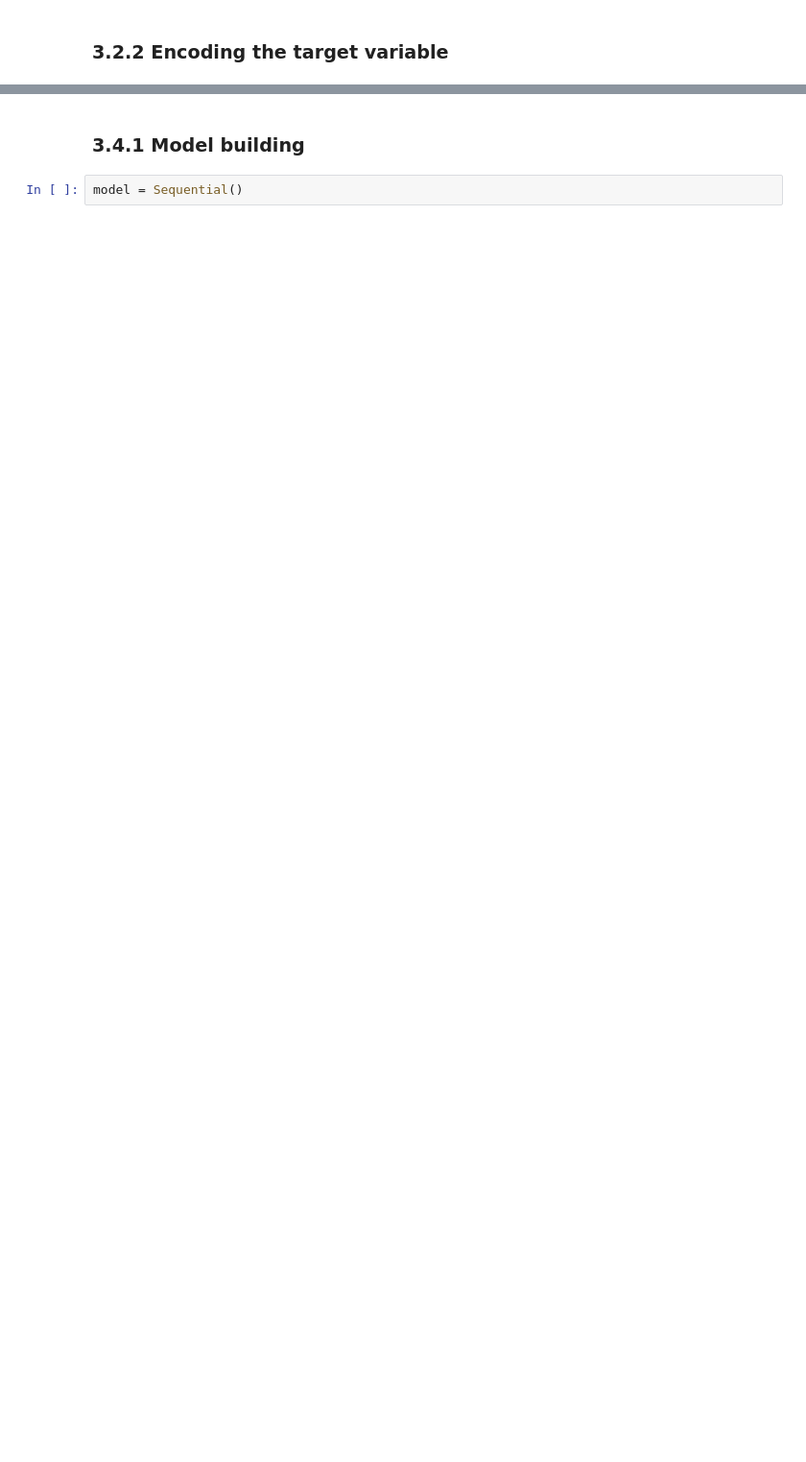
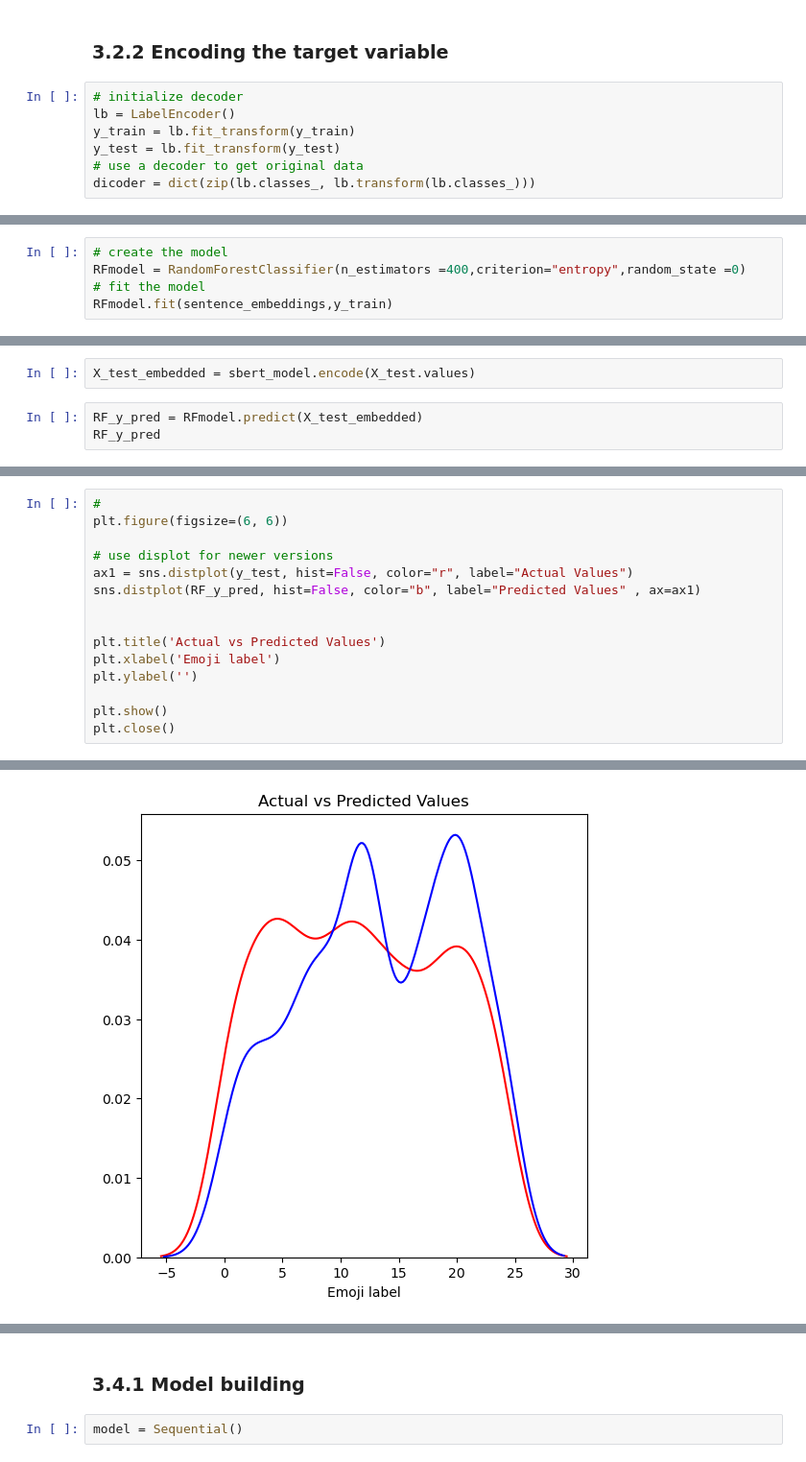
Before and after one commit to Jainlo/context-based-emoji-suggestion, a Jupyter notebook: src/model-build-2.ipynb, the cells around one changed output, grey strips where cells are left out. Shown at 96% size. Drawn from its saved outputs; the diff is of its cells as text; blank space fills up the shorter version.

Commit message:
adding eda and app and pickled model

```diff
--- a/src/model-build-2.ipynb
+++ b/src/model-build-2.ipynb
@@ -630,2 +699,9 @@ print(find_closest_embeddings(embedding_matrix["paper"])[1:6])
 # %% [markdown]
 ### 3.2.2 Encoding the target variable
+# %%
+# initialize decoder
+lb = LabelEncoder()
+y_train = lb.fit_transform(y_train)
+y_test = lb.fit_transform(y_test)
+# use a decoder to get original data
+dicoder = dict(zip(lb.classes_, lb.transform(lb.classes_)))
@@ -631,0 +738,5 @@ print(find_closest_embeddings(embedding_matrix["paper"])[1:6])
+# %%
+# create the model
+RFmodel = RandomForestClassifier(n_estimators =400,criterion="entropy",random_state =0)
+# fit the model
+RFmodel.fit(sentence_embeddings,y_train)
@@ -631,0 +747,5 @@ print(find_closest_embeddings(embedding_matrix["paper"])[1:6])
+# %%
+X_test_embedded = sbert_model.encode(X_test.values)
+# %%
+RF_y_pred = RFmodel.predict(X_test_embedded)
+RF_y_pred
@@ -631,0 +770,16 @@ print(find_closest_embeddings(embedding_matrix["paper"])[1:6])
+# %%
+#
+plt.figure(figsize=(6, 6))
+
+# use displot for newer versions
+ax1 = sns.distplot(y_test, hist=False, color="r", label="Actual Values")
+sns.distplot(RF_y_pred, hist=False, color="b", label="Predicted Values" , ax=ax1)
+
+
+plt.title('Actual vs Predicted Values')
+plt.xlabel('Emoji label')
+plt.ylabel('')
+
+plt.show()
+plt.close()
+# %% [output]
@@ -631,0 +805 @@ print(find_closest_embeddings(embedding_matrix["paper"])[1:6])
+[figure, added]
```
Also changed, not shown: parts of 50 cells of this notebook, 5 other files.
